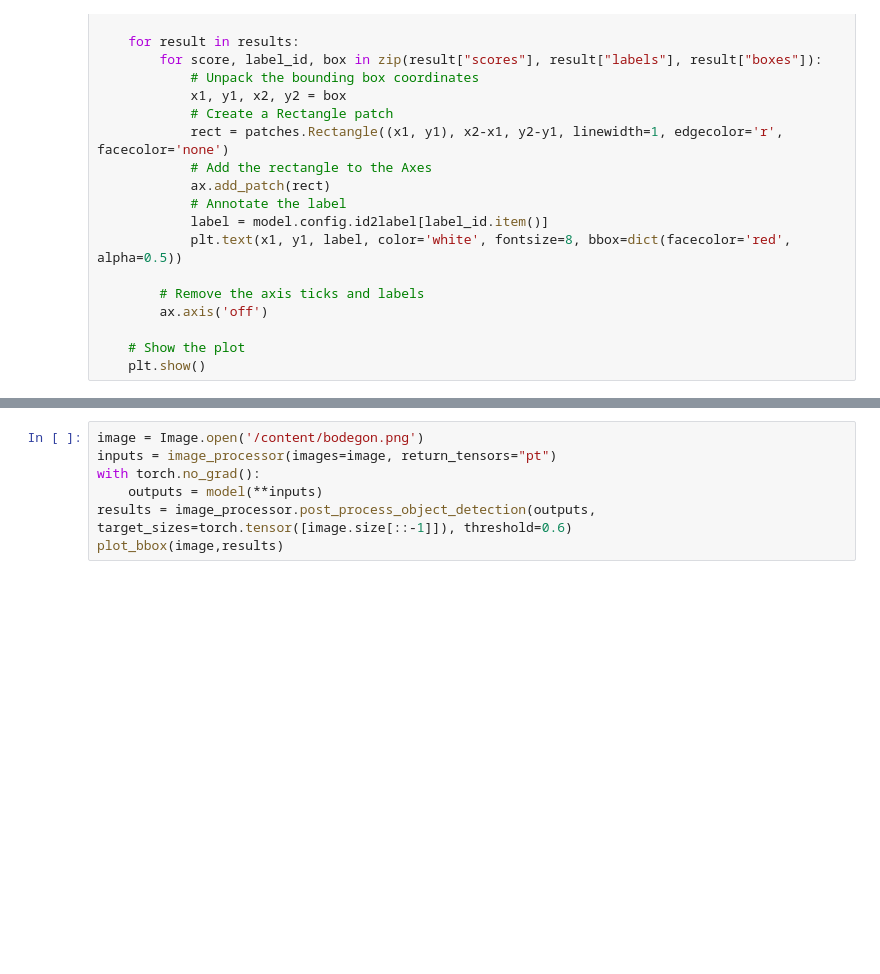
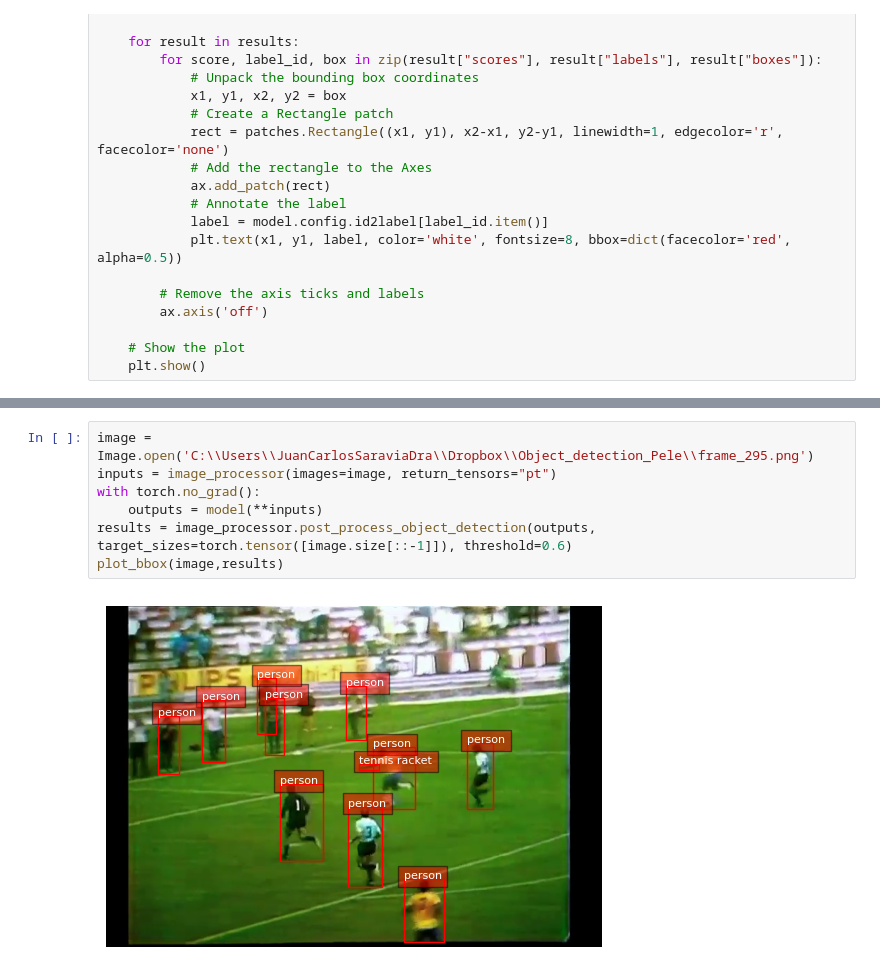
Before and after one commit to jsaraviadrago/PC-viz, a Jupyter notebook: Computer_vision/Object_detection.ipynb, the cells around one changed output, grey strips where cells are left out. Saved outputs shown, nothing was run; the diff lists cells and outputs as text; blank space fills up the shorter version.

```diff
--- a/Computer_vision/Object_detection.ipynb
+++ b/Computer_vision/Object_detection.ipynb
@@ -67,7 +94,9 @@ plot_bbox(image,results)
 # %%
-image = Image.open('/content/bodegon.png')
+image = Image.open('C:\\Users\\JuanCarlosSaraviaDra\\Dropbox\\Object_detection_Pele\\frame_295.png')
 inputs = image_processor(images=image, return_tensors="pt")
 with torch.no_grad():
     outputs = model(**inputs)
 results = image_processor.post_process_object_detection(outputs, target_sizes=torch.tensor([image.size[::-1]]), threshold=0.6)
 plot_bbox(image,results)
+# %% [output]
+[figure, added]
```
Also changed, not shown: parts of 7 cells of this notebook.
